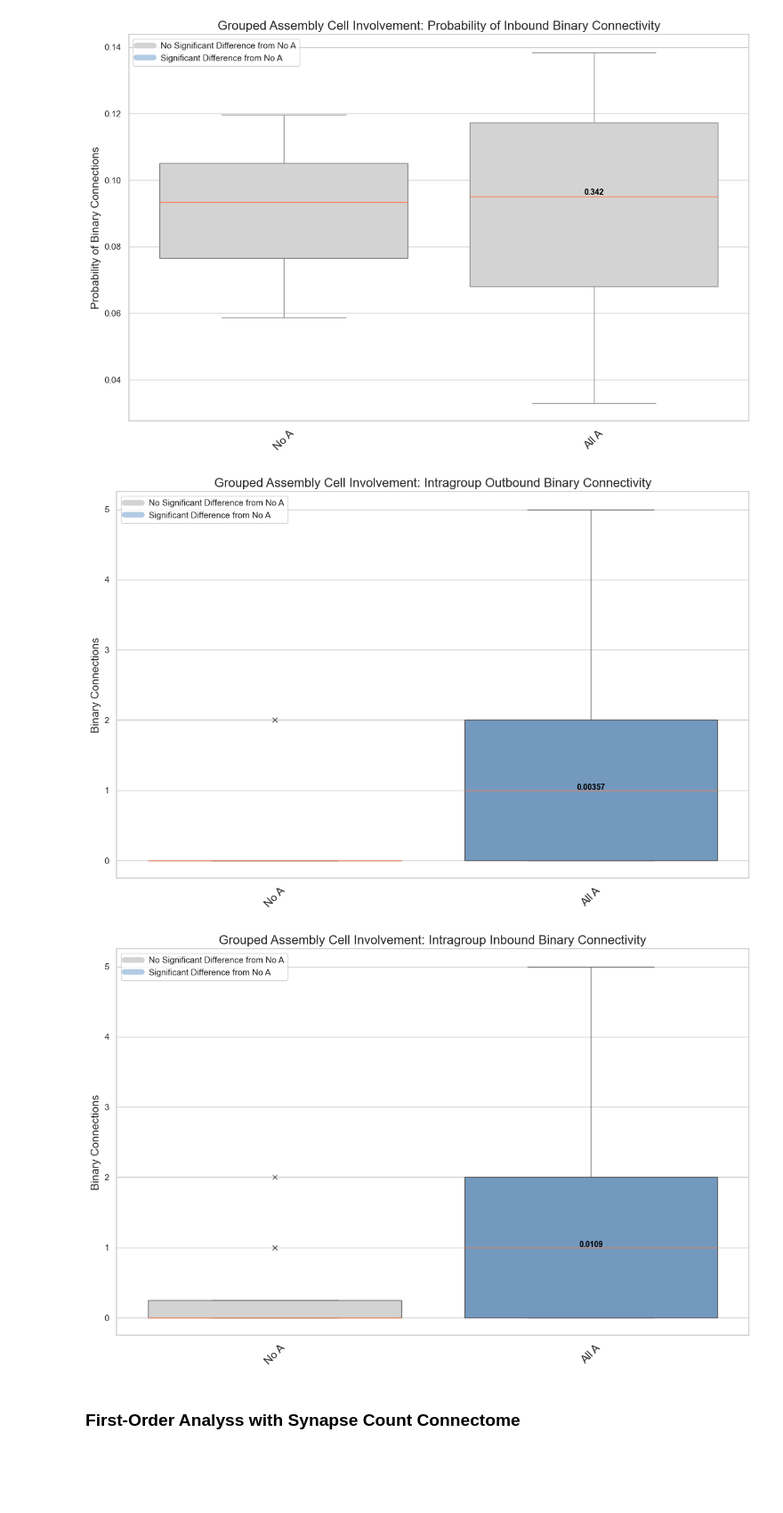
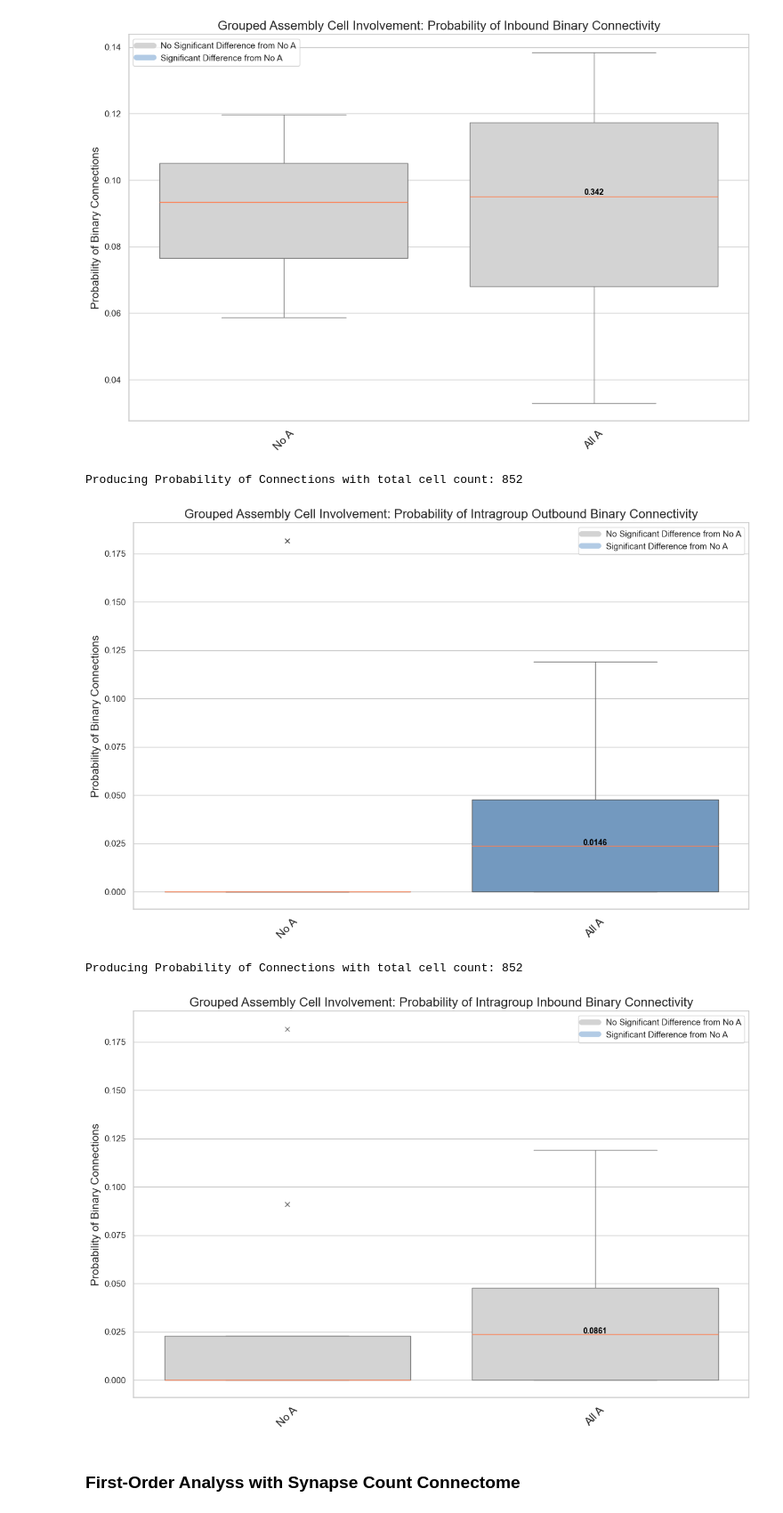
Before and after one commit to Jawagnercarena/Assembly_Organization, a Jupyter notebook: AssemblyPaperFigures/FigureCode/Figure5/Figure5.ipynb, the cells around one changed output. Shown at 89% size. Cells and saved outputs as stored; diff of their text form; code cells hidden in the pictures; blank space fills up the shorter version.

Commit message:
Started working on fixing the intragroup. need to finish.

```diff
--- a/AssemblyPaperFigures/FigureCode/Figure5/Figure5.ipynb
+++ b/AssemblyPaperFigures/FigureCode/Figure5/Figure5.ipynb
@@ -151,7 +151,10 @@ def produce_first_order_connections_plot(input_connections_dict: dict,
     if prob:
         print(f"Producing Probability of Connections with total cell count: {total_cells}")
         for key in input_connections_dict.keys():
-            connections_dict[key] = np.array(input_connections_dict[key]) / total_cells
+            if intragroup:# adding a flag for intragroup, and divide by number of cells in group
+                connections_dict[key] = np.array(input_connections_dict[key]) / (len(input_connections_dict[key]) - 1)
+            else:
+                connections_dict[key] = np.array(input_connections_dict[key]) / total_cells
     else:
         for key in input_connections_dict.keys():
             connections_dict[key] = np.array(input_connections_dict[key])
@@ -522,29 +525,31 @@ produce_first_order_connections_plot(input_connections_dict = grouped_intragroup
                                      syn_counts = False,
                                      summed_psd = False,
                                      average_psd = False,
-                                     prob = False,
+                                     prob = True,
                                      intragroup = True,
                                      grouped = True,
                                      show_p_vals = True,
                                      fdr_correction = True)
 # %% [output]
+Producing Probability of Connections with total cell count: 852
-[figure, old version]
+[figure, new version]
 # %%
 ## Produce Grouped Inbound Intragroup First-Order Connections Plot
 produce_first_order_connections_plot(input_connections_dict = grouped_intragroup_inbound_binary_first_order_connections,
                                      total_cells = binary_connectome.shape[0],
                                      directionality = "Inbound",
                                      binary_counts = True,
                                      syn_counts = False,
                                      summed_psd = False,
                                      average_psd = False,
-                                     prob = False,
+                                     prob = True,
                                      intragroup = True,
                                      grouped = True,
                                      show_p_vals = True,
                                      fdr_correction = True)
 # %% [output]
+Producing Probability of Connections with total cell count: 852
-[figure, old version]
+[figure, new version]
 # %% [markdown]
 ### First-Order Analyss with Synapse Count Connectome
 # %%
```
Also changed, not shown: 2 other files.
